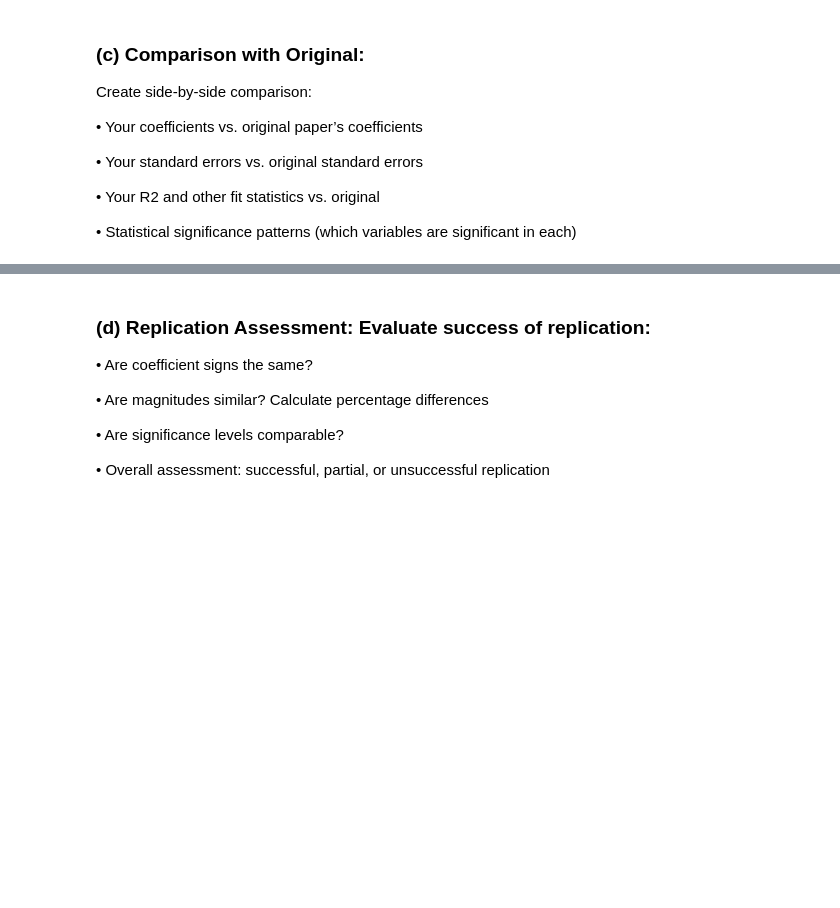
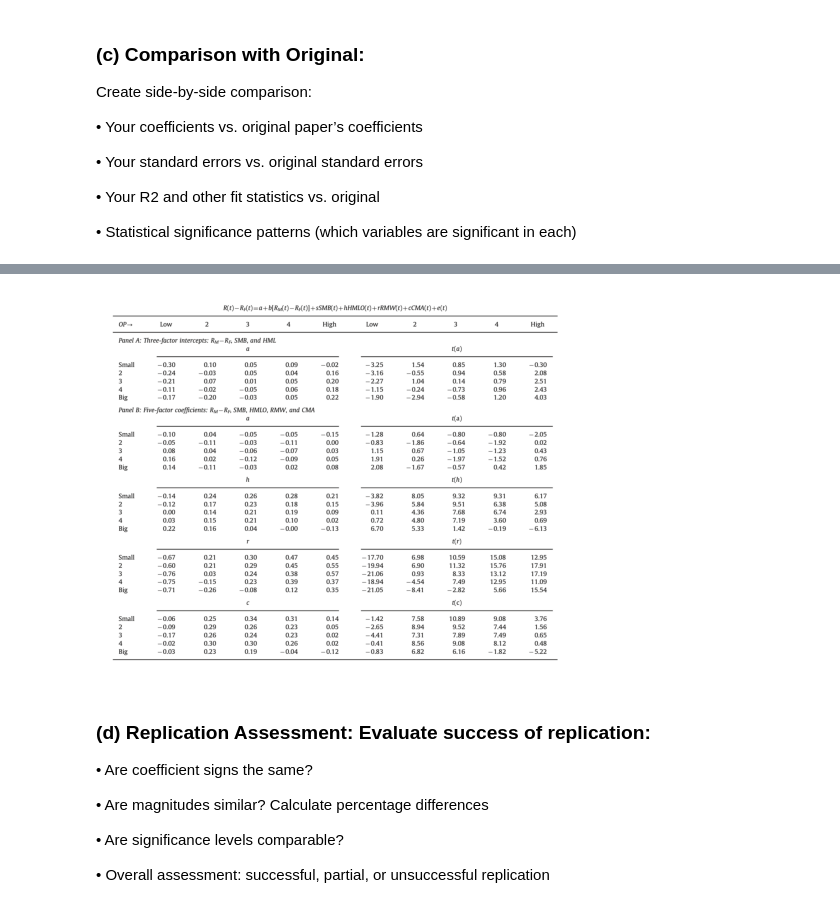
Before and after one commit to ignaciomacan/FFM, a Jupyter notebook: FFM_DRAFT_11.20.ipynb, the cells around one changed output, grey strips where cells are left out. Cells and saved outputs as stored; diff of their text form; code cells hidden in the pictures; blank space fills up the shorter version.

```diff
--- a/FFM_DRAFT_11.20.ipynb
+++ b/FFM_DRAFT_11.20.ipynb
@@ -1928,3 +1984,10 @@ Create side-by-side comparison:
+# %%
+table9 = plt.imread("table9.png")
+plt.imshow(table9)
+plt.axis('off')
+plt.show()
+# %% [output]
+[figure, added]
 # %% [markdown]
 ### (d) Replication Assessment: Evaluate success of replication:
 
```
Also changed, not shown: parts of 1 cell of this notebook, 3 other files.
